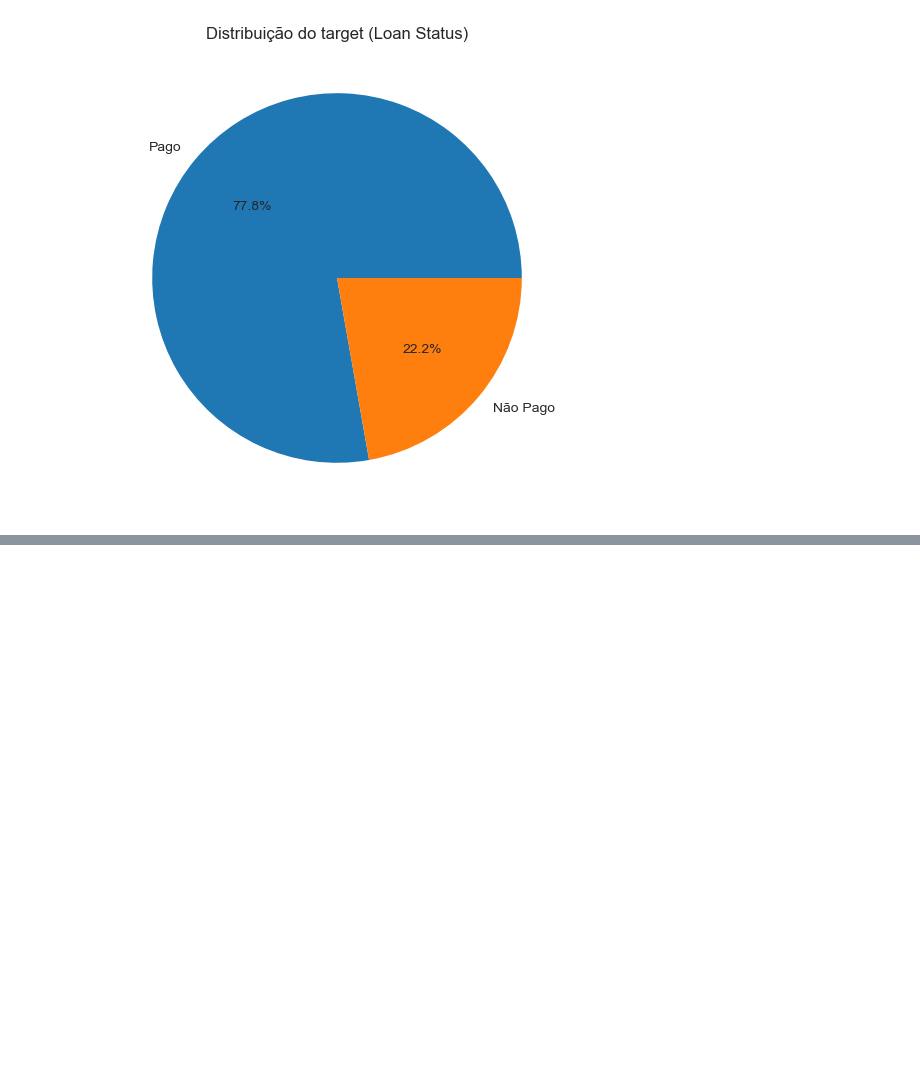
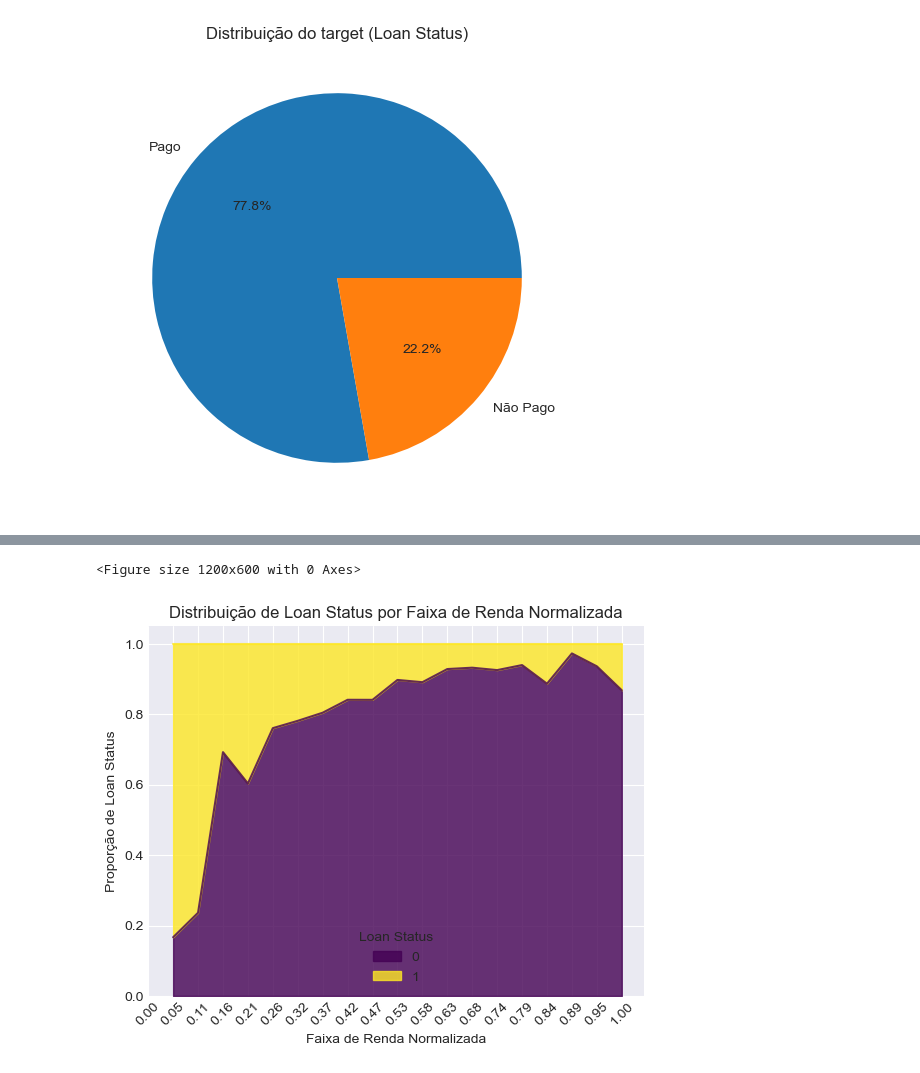
Before and after one commit to Marcao-Martins/Credit-Risk, a Jupyter notebook: loan.ipynb, the cells around one changed output, grey strips where cells are left out. Saved outputs shown, nothing was run; the diff lists cells and outputs as text; code cells hidden in the pictures; blank space fills up the shorter version.

```diff
--- a/loan.ipynb
+++ b/loan.ipynb
@@ -277,0 +302,10 @@ colunas_simetricas = ['person_age', 'credit_score']
+# %%
+# Criando os scalers
+standard_scaler = StandardScaler()
+minmax_scaler = MinMaxScaler()
+
+# Aplicando StandardScaler nas colunas assimétricas
+df[colunas_assimetricas] = standard_scaler.fit_transform(df[colunas_assimetricas])
+
+# Aplicando MinMaxScaler nas colunas simétricas
+df[colunas_simetricas] = minmax_scaler.fit_transform(df[colunas_simetricas])
@@ -277,0 +382,32 @@ colunas_simetricas = ['person_age', 'credit_score']
+# %%
+scaler = MinMaxScaler()
+df['normalized_income'] = scaler.fit_transform(df[['person_income']])
+
+# Criando bins para a renda normalizada
+bins = np.linspace(0, 1, 20)  # 20 bins de 0 a 1
+df['income_bin'] = np.digitize(df['normalized_income'], bins)
+
+# Contando o número de cada loan_status em cada bin de renda
+income_loan_status = df.groupby(['income_bin', 'loan_status']).size().unstack(fill_value=0)
+
+# Calculando a proporção de cada loan_status em cada bin
+income_loan_status = income_loan_status.div(income_loan_status.sum(axis=1), axis=0)
+
+# Criando o gráfico de área empilhada
+plt.figure(figsize=(12, 6))
+income_loan_status.plot(kind='area', stacked=True, colormap='viridis', alpha=0.8)
+
+# Adicionando título e rótulos
+plt.title('Distribuição de Loan Status por Faixa de Renda Normalizada')
+plt.xlabel('Faixa de Renda Normalizada')
+plt.ylabel('Proporção de Loan Status')
+
+# Ajustando os rótulos do eixo x para mostrar os limites dos bins
+plt.xticks(ticks=np.arange(len(bins)), labels=[f'{b:.2f}' for b in bins], rotation=45)
+
+# Exibindo o gráfico
+plt.legend(title='Loan Status')
+plt.show()
+# %% [output]
+<Figure size 1200x600 with 0 Axes>
+[figure, added]
```
Also changed, not shown: parts of 27 cells of this notebook, 4 other files.
